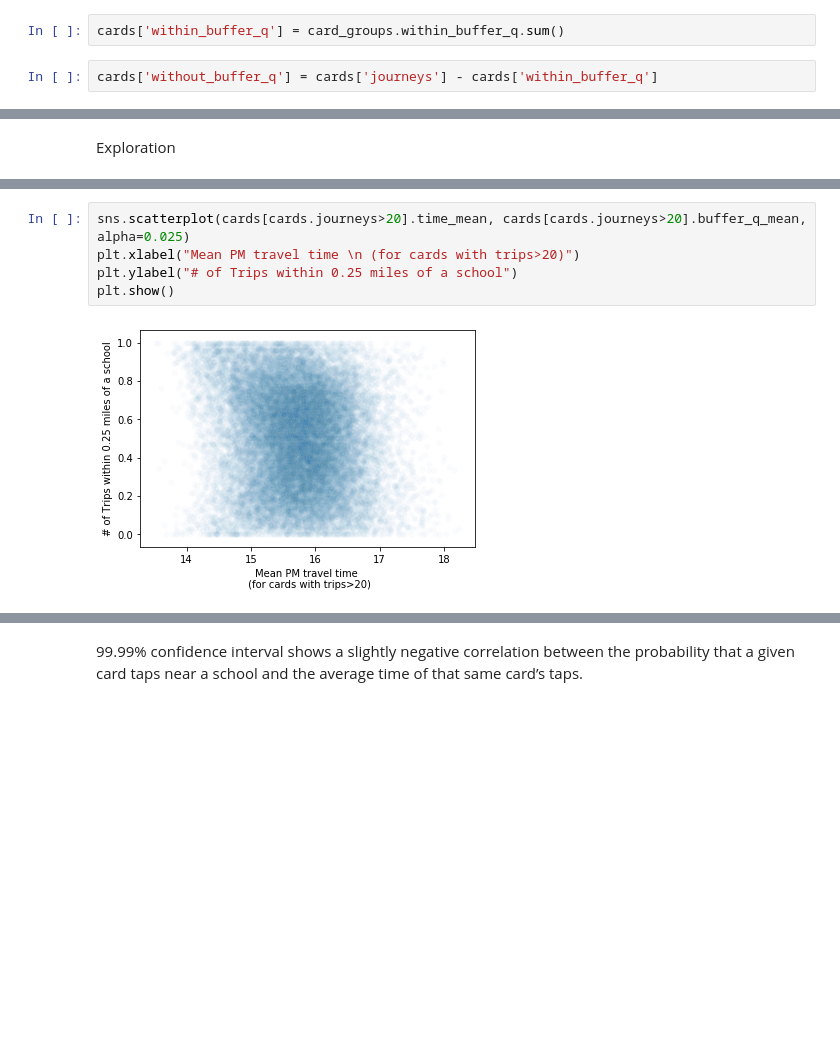
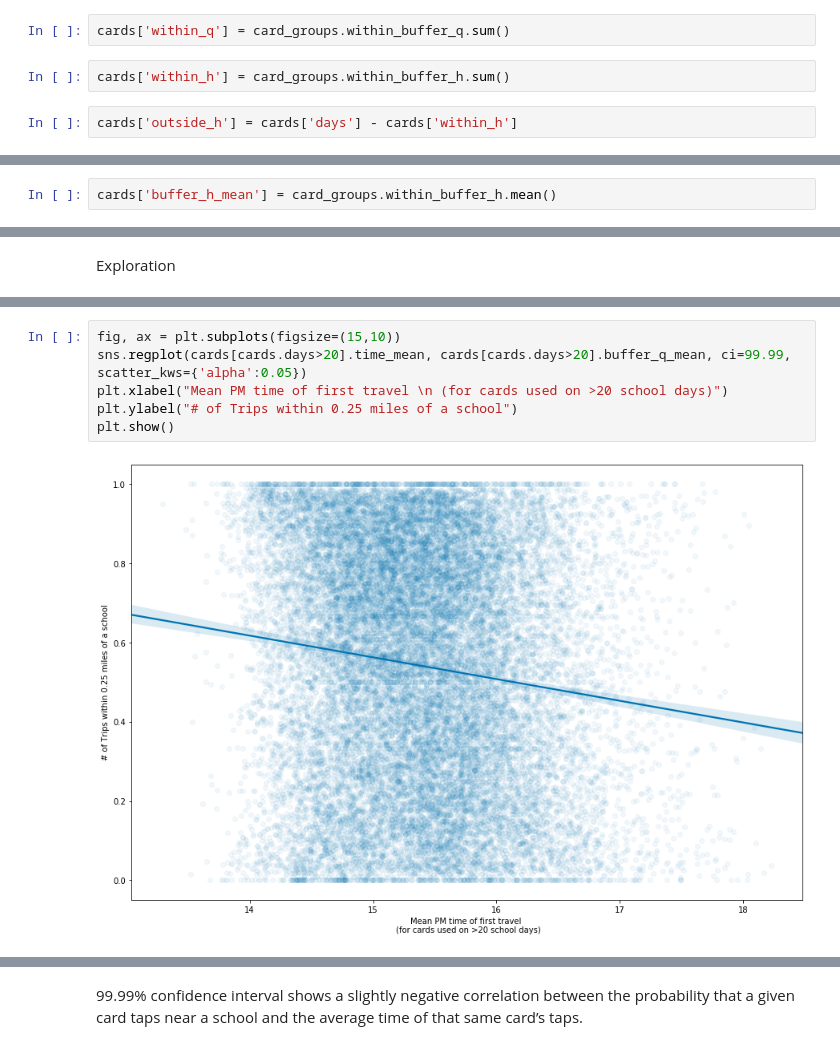
Before and after one commit to ehabebeid/ehabebeid.github.io, a Jupyter notebook: mbta_m7/index.ipynb, the cells around one changed output, grey strips where cells are left out. Cells and saved outputs as stored; diff of their text form; blank space fills up the shorter version.

```diff
--- a/mbta_m7/index.ipynb
+++ b/mbta_m7/index.ipynb
@@ -693,9 +770,13 @@ cards['journeys'] = card_groups.type.count()
 # %%
-cards['within_buffer_q'] = card_groups.within_buffer_q.sum()
+cards['within_q'] = card_groups.within_buffer_q.sum()
+# %%
+cards['within_h'] = card_groups.within_buffer_h.sum()
 # %%
-cards['without_buffer_q'] = cards['journeys'] - cards['within_buffer_q']
+cards['outside_h'] = cards['days'] - cards['within_h']
 # %%
 cards['buffer_q_mean'] = card_groups.within_buffer_q.mean()
+# %%
+cards['buffer_h_mean'] = card_groups.within_buffer_h.mean()
 # %%
 cards['time_mean'] = card_groups.o_time_fl.mean()
 # %%
@@ -721,9 +808,10 @@ plt.show()
 # %%
-sns.scatterplot(cards[cards.journeys>20].time_mean, cards[cards.journeys>20].buffer_q_mean, alpha=0.025)
-plt.xlabel("Mean PM travel time \n (for cards with trips>20)")
+fig, ax = plt.subplots(figsize=(15,10))
+sns.regplot(cards[cards.days>20].time_mean, cards[cards.days>20].buffer_q_mean, ci=99.99, scatter_kws={'alpha':0.05})
+plt.xlabel("Mean PM time of first travel \n (for cards used on >20 school days)")
 plt.ylabel("# of Trips within 0.25 miles of a school")
 plt.show()
 # %% [output]
-[figure, old version]
+[figure, new version]
 # %%
 fig, ax = plt.subplots(figsize=(15,10))
```
Also changed, not shown: parts of 58 cells of this notebook.
